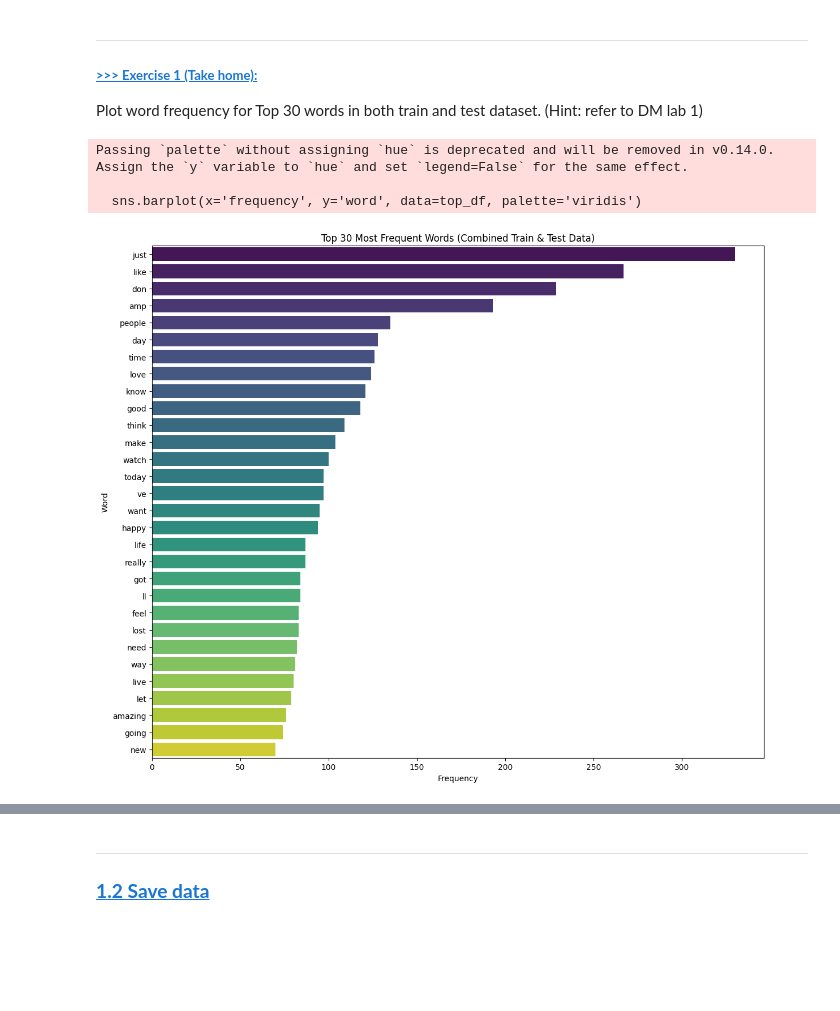
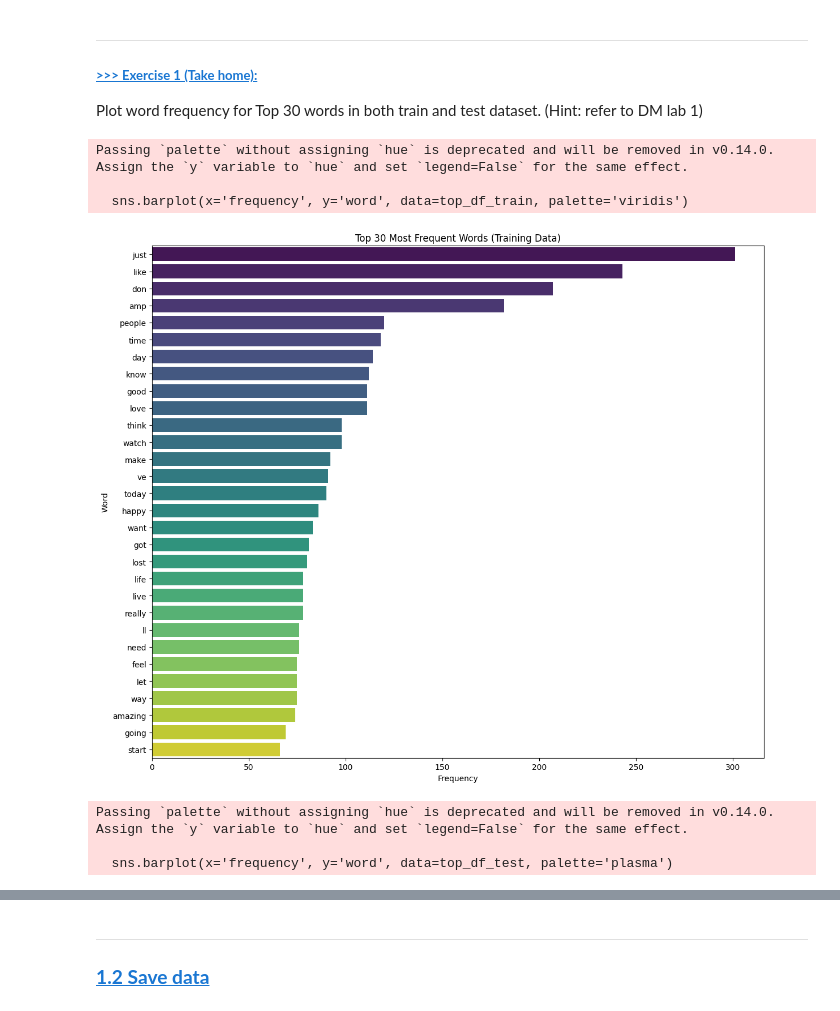
Before and after one commit to zhangjingxing/DM2025-Lab2-Exercise, a Jupyter notebook: DM2025-Lab2-Master-Phase_1.ipynb, the cells around one changed output, grey strips where cells are left out. Drawn from its saved outputs; the diff is of its cells as text; code cells hidden in the pictures; blank space fills up the shorter version.

```diff
--- a/DM2025-Lab2-Master-Phase_1.ipynb
+++ b/DM2025-Lab2-Master-Phase_1.ipynb
@@ -145,49 +145,84 @@ Plot word frequency for Top 30 words in both train and test dataset. (Hint: refe
 import matplotlib.pyplot as plt
 import seaborn as sns
 from sklearn.feature_extraction.text import CountVectorizer
 
 def plot_top_words(train_df, test_df, top_n=30):
 
-    # Combine text from both dataframes
+    # Combine text to build a consistent vocabulary
     all_text = pd.concat([train_df['text'], test_df['text']], ignore_index=True)
 
+    # Create the vectorizer
     # stop_words='english': Removes common words like 'the', 'is', 'a'
     # lowercase=True: Treats 'Word' and 'word' as the same
     vectorizer = CountVectorizer(stop_words='english', lowercase=True)
 
-    # Fit and transform the combined text to get word counts
-    word_counts = vectorizer.fit_transform(all_text)
+    # Fit the vectorizer on ALL text to create a single, shared vocabulary
+    vectorizer.fit(all_text)
 
-    # sum word counts across all documents
-    sum_words = word_counts.sum(axis=0)
+    # get the list of all words in the vocabulary
+    words = vectorizer.get_feature_names_out()
+
+
+    # Transform the text using the shared vocabulary
+    word_counts_train = vectorizer.transform(train_df['text'])
+
+    # sum word counts across all training documents
+    sum_words_train = word_counts_train.sum(axis=0)
 
     # Get word-frequency pairs
-    words = vectorizer.get_feature_names_out()
-    words_freq = [(word, sum_words[0, i]) for i, word in enumerate(words)]
+    words_freq_train = [(word, sum_words_train[0, i]) for i, word in enumerate(words)]
 
     # sort by frequency and get the top N words
-    words_freq = sorted(words_freq, key=lambda x: x[1], reverse=True)
-    top_words = words_freq[:top_n]
+    words_freq_train = sorted(words_freq_train, key=lambda x: x[1], reverse=True)
+    top_words_train = words_freq_train[:top_n]
 
     # Create a DataFrame for easy plotting
-    top_df = pd.DataFrame(top_words, columns=['word', 'frequency'])
+    top_df_train = pd.DataFrame(top_words_train, columns=['word', 'frequency'])
 
-    #Plot the results
+    #Plot the training results
     plt.figure(figsize=(12, 10))
-
-    # Using a horizontal bar plot makes the words easier to read
-    sns.barplot(x='frequency', y='word', data=top_df, palette='viridis')
-    plt.title(f'Top {top_n} Most Frequent Words (Combined Train & Test Data)')
+    sns.barplot(x='frequency', y='word', data=top_df_train, palette='viridis')
+    # Updated title for clarity
+    plt.title(f'Top {top_n} Most Frequent Words (Training Data)')
     plt.xlabel('Frequency')
     plt.ylabel('Word')
     plt.tight_layout()
+    plt.show() # Display the first plot
 
-    # Display the plot
-    plt.show()
+
+    # now the test
+    word_counts_test = vectorizer.transform(test_df['text'])
+
+    # sum word counts across all test documents
+    sum_words_test = word_counts_test.sum(axis=0)
+
+    # Get word-frequency pairs
+    words_freq_test = [(word, sum_words_test[0, i]) for i, word in enumerate(words)]
+
+    # sort by frequency and get the top N words
+    words_freq_test = sorted(words_freq_test, key=lambda x: x[1], reverse=True)
+    top_words_test = words_freq_test[:top_n]
+
+    # Create a DataFrame for easy plotting
+    top_df_test = pd.DataFrame(top_words_test, columns=['word', 'frequency'])
+
+    #Plot the test results
+    plt.figure(figsize=(12, 10)) # Create a new figure for the second plot
+    # Using a different palette to distinguish it
+    sns.barplot(x='frequency', y='word', data=top_df_test, palette='plasma')
+    plt.title(f'Top {top_n} Most Frequent Words (Test Data)')
+    plt.xlabel('Frequency')
+    plt.ylabel('Word')
+    plt.tight_layout()
+    plt.show() # Display the second plot
+
 
 plot_top_words(train_df, test_df)
 # %% [output]
 Passing `palette` without assigning `hue` is deprecated and will be removed in v0.14.0. Assign the `y` variable to `hue` and set `legend=False` for the same effect.
 
-  sns.barplot(x='frequency', y='word', data=top_df, palette='viridis')
+  sns.barplot(x='frequency', y='word', data=top_df_train, palette='viridis')
-[figure, old version]
+[figure, new version]
+Passing `palette` without assigning `hue` is deprecated and will be removed in v0.14.0. Assign the `y` variable to `hue` and set `legend=False` for the same effect.
+
+  sns.barplot(x='frequency', y='word', data=top_df_test, palette='plasma')
```
Also changed, not shown: parts of 34 cells of this notebook, 3 other files.
